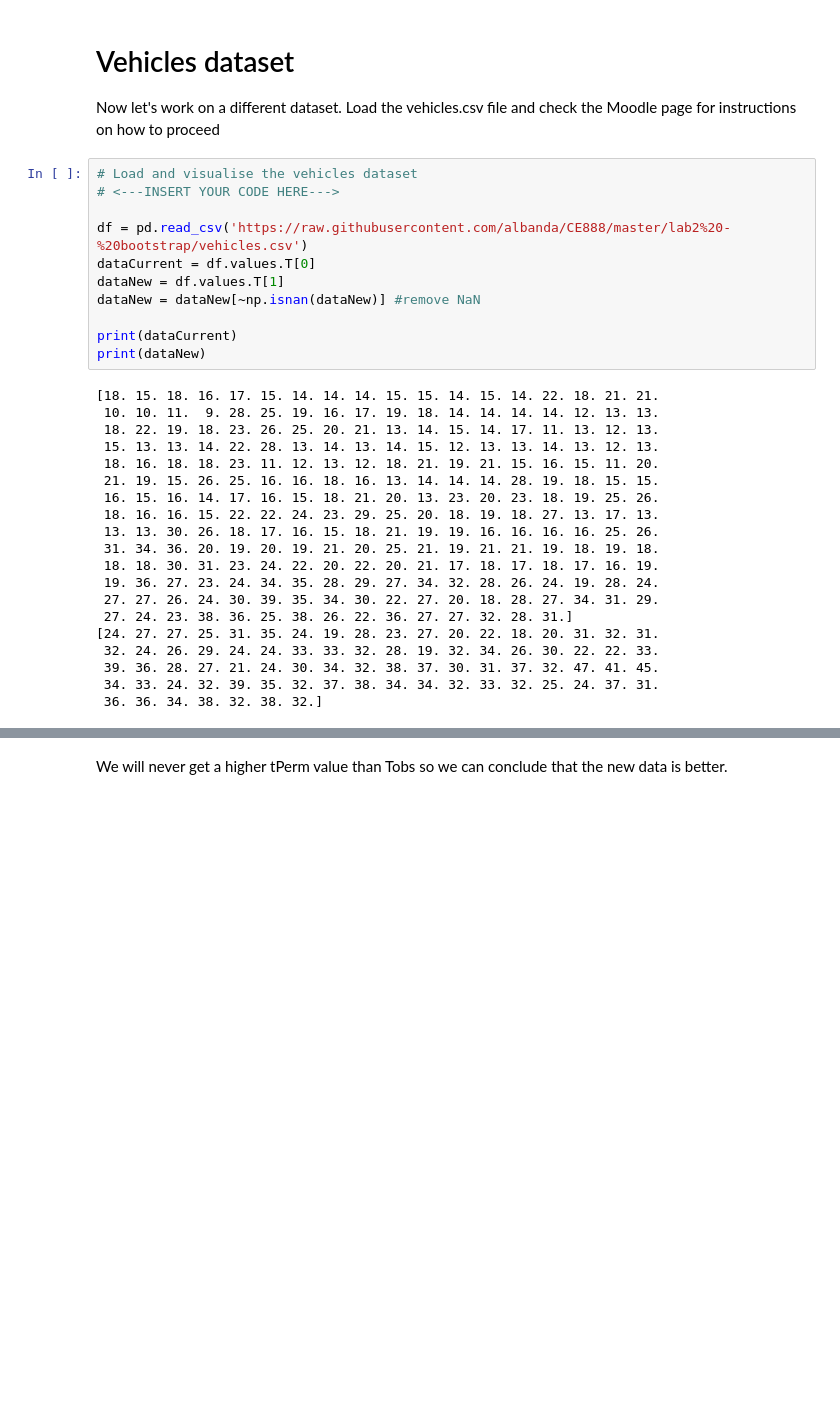
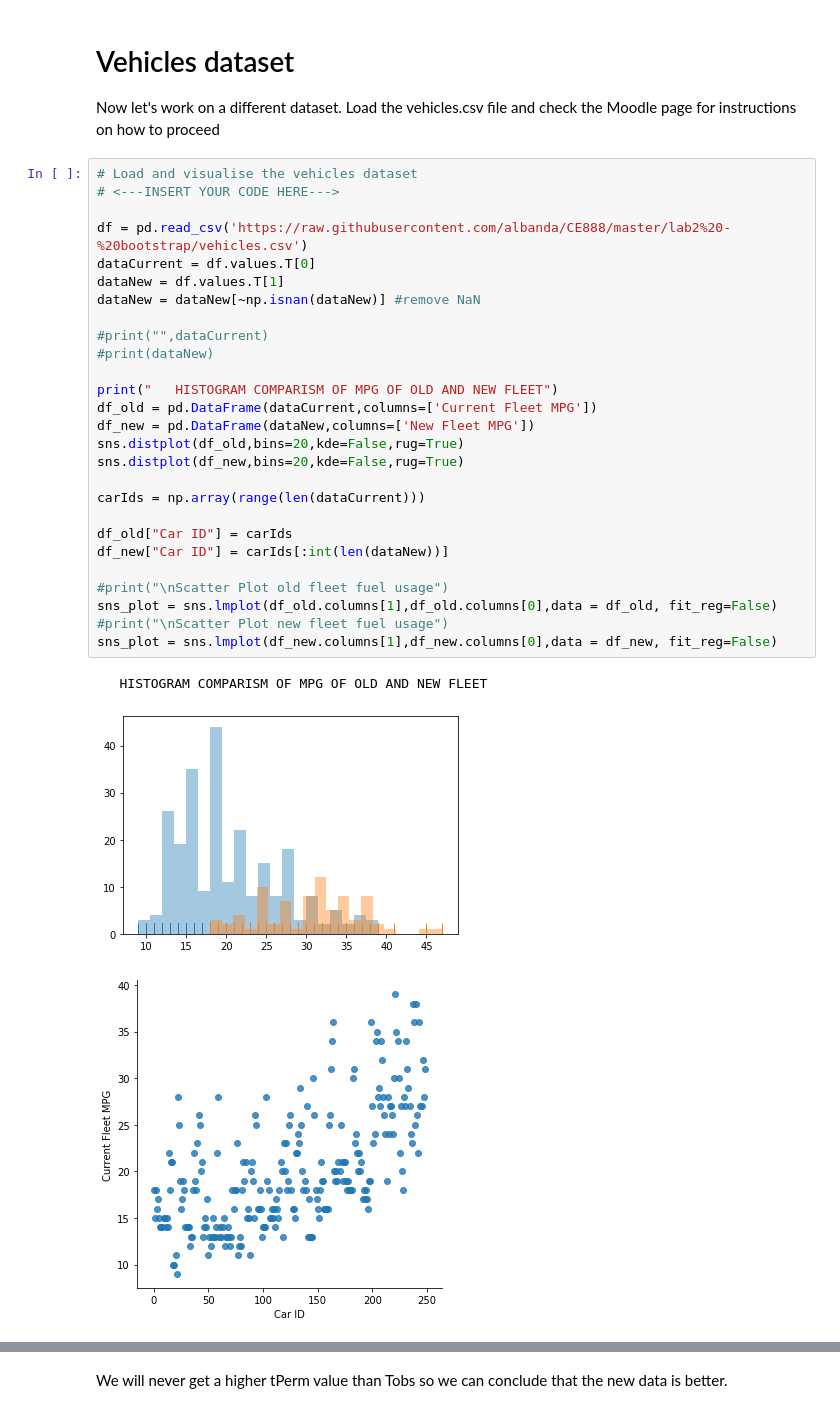
Before and after one commit to syedsauda/CE888, a Jupyter notebook: lab2.ipynb, the cells around one changed output, grey strips where cells are left out. Cells and saved outputs as stored; diff of their text form; blank space fills up the shorter version.

```diff
--- a/lab2.ipynb
+++ b/lab2.ipynb
@@ -118,31 +118,31 @@ Now let's work on a different dataset. Load the vehicles.csv file and check the
 # %%
 # Load and visualise the vehicles dataset
 # <---INSERT YOUR CODE HERE--->
 
 df = pd.read_csv('https://raw.githubusercontent.com/albanda/CE888/master/lab2%20-%20bootstrap/vehicles.csv')
 dataCurrent = df.values.T[0]
 dataNew = df.values.T[1]
 dataNew = dataNew[~np.isnan(dataNew)] #remove NaN
 
-print(dataCurrent)
-print(dataNew)
+#print("",dataCurrent)
+#print(dataNew)
+
+print("   HISTOGRAM COMPARISM OF MPG OF OLD AND NEW FLEET")
+df_old = pd.DataFrame(dataCurrent,columns=['Current Fleet MPG'])
+df_new = pd.DataFrame(dataNew,columns=['New Fleet MPG'])
+sns.distplot(df_old,bins=20,kde=False,rug=True)
+sns.distplot(df_new,bins=20,kde=False,rug=True)
+
+carIds = np.array(range(len(dataCurrent)))
+
+df_old["Car ID"] = carIds
+df_new["Car ID"] = carIds[:int(len(dataNew))]
+
+#print("\nScatter Plot old fleet fuel usage")
+sns_plot = sns.lmplot(df_old.columns[1],df_old.columns[0],data = df_old, fit_reg=False)
+#print("\nScatter Plot new fleet fuel usage")
+sns_plot = sns.lmplot(df_new.columns[1],df_new.columns[0],data = df_new, fit_reg=False)
 # %% [output]
-[18. 15. 18. 16. 17. 15. 14. 14. 14. 15. 15. 14. 15. 14. 22. 18. 21. 21.
- 10. 10. 11.  9. 28. 25. 19. 16. 17. 19. 18. 14. 14. 14. 14. 12. 13. 13.
- 18. 22. 19. 18. 23. 26. 25. 20. 21. 13. 14. 15. 14. 17. 11. 13. 12. 13.
- 15. 13. 13. 14. 22. 28. 13. 14. 13. 14. 15. 12. 13. 13. 14. 13. 12. 13.
- 18. 16. 18. 18. 23. 11. 12. 13. 12. 18. 21. 19. 21. 15. 16. 15. 11. 20.
- 21. 19. 15. 26. 25. 16. 16. 18. 16. 13. 14. 14. 14. 28. 19. 18. 15. 15.
- 16. 15. 16. 14. 17. 16. 15. 18. 21. 20. 13. 23. 20. 23. 18. 19. 25. 26.
- 18. 16. 16. 15. 22. 22. 24. 23. 29. 25. 20. 18. 19. 18. 27. 13. 17. 13.
- 13. 13. 30. 26. 18. 17. 16. 15. 18. 21. 19. 19. 16. 16. 16. 16. 25. 26.
- 31. 34. 36. 20. 19. 20. 19. 21. 20. 25. 21. 19. 21. 21. 19. 18. 19. 18.
- 18. 18. 30. 31. 23. 24. 22. 20. 22. 20. 21. 17. 18. 17. 18. 17. 16. 19.
- 19. 36. 27. 23. 24. 34. 35. 28. 29. 27. 34. 32. 28. 26. 24. 19. 28. 24.
- 27. 27. 26. 24. 30. 39. 35. 34. 30. 22. 27. 20. 18. 28. 27. 34. 31. 29.
- 27. 24. 23. 38. 36. 25. 38. 26. 22. 36. 27. 27. 32. 28. 31.]
-[24. 27. 27. 25. 31. 35. 24. 19. 28. 23. 27. 20. 22. 18. 20. 31. 32. 31.
- 32. 24. 26. 29. 24. 24. 33. 33. 32. 28. 19. 32. 34. 26. 30. 22. 22. 33.
- 39. 36. 28. 27. 21. 24. 30. 34. 32. 38. 37. 30. 31. 37. 32. 47. 41. 45.
- 34. 33. 24. 32. 39. 35. 32. 37. 38. 34. 34. 32. 33. 32. 25. 24. 37. 31.
- 36. 36. 34. 38. 32. 38. 32.]
+   HISTOGRAM COMPARISM OF MPG OF OLD AND NEW FLEET
+[figure, added]
+[figure, added]
```
Also changed, not shown: parts of 2 cells of this notebook.
